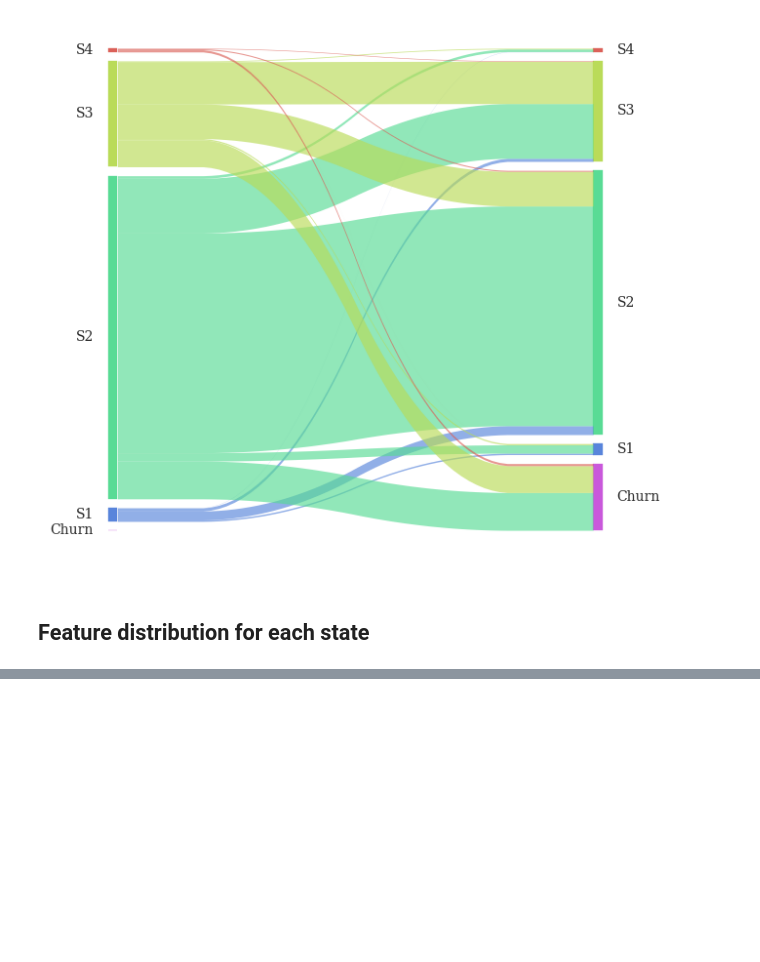
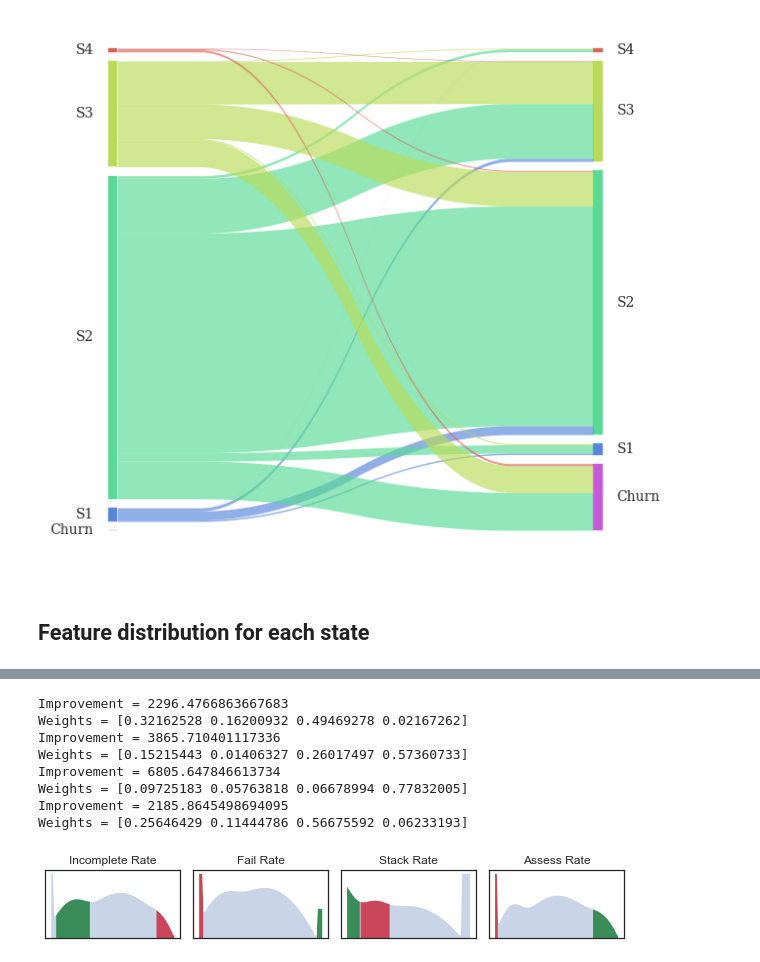
Before and after one commit to vicaws/Whizz, a Jupyter notebook: Code/Churn/Churn/NB_ReportFigures.ipynb, the cells around one changed output, grey strips where cells are left out. Cells and saved outputs as stored; diff of their text form; code cells hidden in the pictures; blank space fills up the shorter version.

```diff
--- a/Code/Churn/Churn/NB_ReportFigures.ipynb
+++ b/Code/Churn/Churn/NB_ReportFigures.ipynb
@@ -891,0 +985,61 @@ plt.gcf().set_size_inches(10,10)
+# %%
+def component_mixtureModel(feature_name, feature_data, mixture_model, list_labels, list_colors, list_legends,
+                           ax, feature_name1):
+    x = feature_data
+
+    xs = np.arange(x.min(), x.max(),
+                   (x.max()-x.min())/100.)
+    prob = mixture_model.probability(xs)
+
+    ax.set_title(feature_name1)
+
+    labels = mixture_model.predict(x)
+    for label, color, legend in zip(list_labels, list_colors, list_legends):
+        x1 = x[labels==label]
+
+        shade_region = (xs<=x1.max()) & (xs>=x1.min())
+        ax.fill_between(xs[shade_region], prob[shade_region], color=color, alpha=.8, label=legend)
+
+    ax.plot(xs, prob, color='w')
+    ax.fill_between(xs, prob, alpha=0.3)
+
+    ax.set_yticks([])
+    ax.set_xticks([])
+    ax.set_yscale('log')
+    from matplotlib.ticker import NullFormatter
+    ax.yaxis.set_major_formatter(NullFormatter())
+    ax.yaxis.set_minor_formatter(NullFormatter())
+
+    #ax.legend(loc='upper right')
+
+df_imp = pd.concat([df_imp_risk, df_imp_safe], axis=1)
+list_colors = ['r', 'g']
+list_legends=['Risky', 'Safe']
+ftr_name_list_indep = ['Incomplete Rate', 'Fail Rate', 'Stack Rate', 'Assess Rate']
+fig = plt.figure(figsize=(8.4, 1.5))
+for i, var_name in enumerate(list_var_name):
+    list_labels = []
+    df = df_imp[df_imp.index.values==var_name]
+    list_labels.append(df['compId_risk'].values[0])
+    list_labels.append(df['compId_safe'].values[0])
+
+    feature_name = map_var_ftr[var_name]
+    _, x, _ = mixture_model.fit_independentComponent(df_whizz, feature_config, feature_name)
+    gmm = mixture_model.map_group_model_best_['G3'][3][var_name]
+
+    ax = fig.add_subplot(1,4,i+1)
+    ax.set_rasterized(True)
+    component_mixtureModel(feature_name, x, gmm, list_labels, list_colors, list_legends, ax, ftr_name_list_indep[i])
+
+plt.tight_layout()
+plt.savefig('../../../Result/Plot/FeatureImpactIndependent.pdf', dpi=500)
+# %% [output]
+Improvement = 2296.4766863667683
+Weights = [0.32162528 0.16200932 0.49469278 0.02167262]
+Improvement = 3865.710401117336
+Weights = [0.15215443 0.01406327 0.26017497 0.57360733]
+Improvement = 6805.647846613734
+Weights = [0.09725183 0.05763818 0.06678994 0.77832005]
+Improvement = 2185.8645498694095
+Weights = [0.25646429 0.11444786 0.56675592 0.06233193]
+[figure, added]
```
Also changed, not shown: parts of 7 cells of this notebook, 50 other files.
